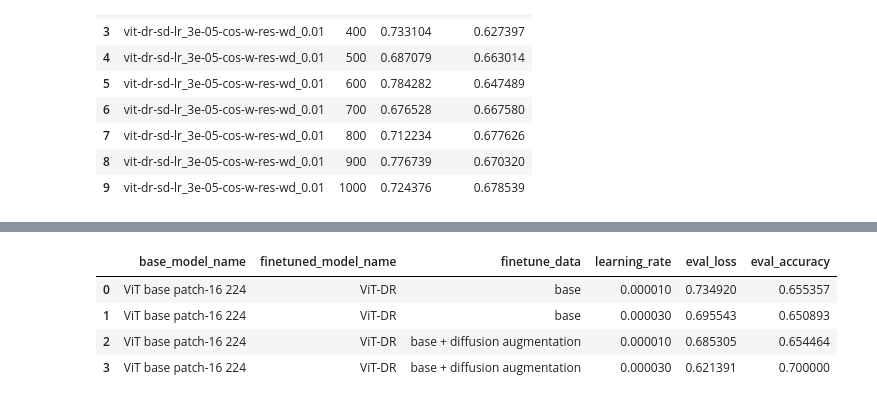
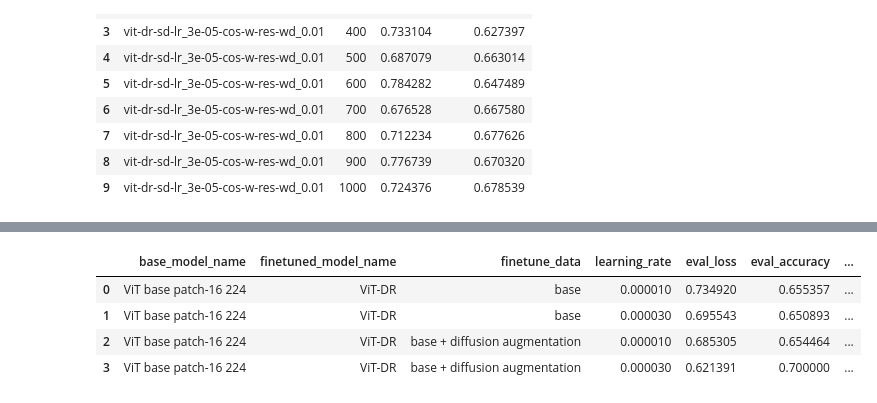
Before and after one commit to jcatapang/AffiDAVIT, a Jupyter notebook: dr_detection_eval.ipynb, the cells around one changed output, grey strips where cells are left out. Saved outputs shown, nothing was run; the diff lists cells and outputs as text; code cells hidden in the pictures.

```diff
--- a/dr_detection_eval.ipynb
+++ b/dr_detection_eval.ipynb
@@ -216,7 +198,10 @@ evaluate.list_evaluation_modules()
 # %%
 metric = load_metric("accuracy")
 def compute_metrics(p):
-    return metric.compute(predictions=np.argmax(p.predictions, axis=1), references=p.label_ids)
+    return {
+        "accuracy": metric.compute(predictions=np.argmax(p.predictions, axis=1), references=p.label_ids),
+        "confusion_matrix": confusion_matrix(p.label_ids, np.argmax(p.predictions, axis=1))
+    }
 # %%
 model_names = [name for name in os.listdir(".") if os.path.isdir(name) and "vit-dr" in name]
 model_names
@@ -412,15 +404,18 @@ def highlight_max(val):
 # %%
 epoch_df = pd.DataFrame(eval_metrics)
 epoch_df["base_model_name"] = "ViT base patch-16 224"
 epoch_df["finetuned_model_name"] = "ViT-DR"
 epoch_df["finetune_data"] = ["base" if "base" in model_name else "base + diffusion augmentation" for model_name in model_names]
 epoch_df["learning_rate"] = [1e-05 if "1e" in model_name else 3e-05 for model_name in model_names]
-epoch_df = epoch_df[["base_model_name", "finetuned_model_name", "finetune_data", "learning_rate", "eval_loss", "eval_accuracy"]]
+epoch_df["eval_accuracy"] = epoch_df["eval_accuracy"].apply(lambda x: x["accuracy"])
+epoch_df["eval_confusion_matrix"] = epoch_df["eval_confusion_matrix"].apply(lambda x: x.flatten().tolist())
+epoch_df[["eval_tn", "eval_fp", "eval_fn", "eval_tp"]] = pd.DataFrame(epoch_df["eval_confusion_matrix"].tolist(), index=epoch_df.index)
+epoch_df = epoch_df[["base_model_name", "finetuned_model_name", "finetune_data", "learning_rate", "eval_loss", "eval_accuracy",  "eval_tn", "eval_fp", "eval_fn", "eval_tp"]]
 epoch_df = epoch_df.style.apply(highlight_max, axis=None)
 display(epoch_df)
 # %% [output]
-|  | base_model_name | finetuned_model_name | finetune_data | learning_rate | eval_loss | eval_accuracy |
-| 0 | ViT base patch-16 224 | ViT-DR | base | 0.000010 | 0.734920 | 0.655357 |
-| 1 | ViT base patch-16 224 | ViT-DR | base | 0.000030 | 0.695543 | 0.650893 |
-| 2 | ViT base patch-16 224 | ViT-DR | base + diffusion augmentation | 0.000010 | 0.685305 | 0.654464 |
-| 3 | ViT base patch-16 224 | ViT-DR | base + diffusion augmentation | 0.000030 | 0.621391 | 0.700000 |
+|  | base_model_name | finetuned_model_name | finetune_data | learning_rate | eval_loss | eval_accuracy | ... |
+| 0 | ViT base patch-16 224 | ViT-DR | base | 0.000010 | 0.734920 | 0.655357 | ... |
+| 1 | ViT base patch-16 224 | ViT-DR | base | 0.000030 | 0.695543 | 0.650893 | ... |
+| 2 | ViT base patch-16 224 | ViT-DR | base + diffusion augmentation | 0.000010 | 0.685305 | 0.654464 | ... |
+| 3 | ViT base patch-16 224 | ViT-DR | base + diffusion augmentation | 0.000030 | 0.621391 | 0.700000 | ... |
```
Also changed, not shown: parts of 7 cells of this notebook.
